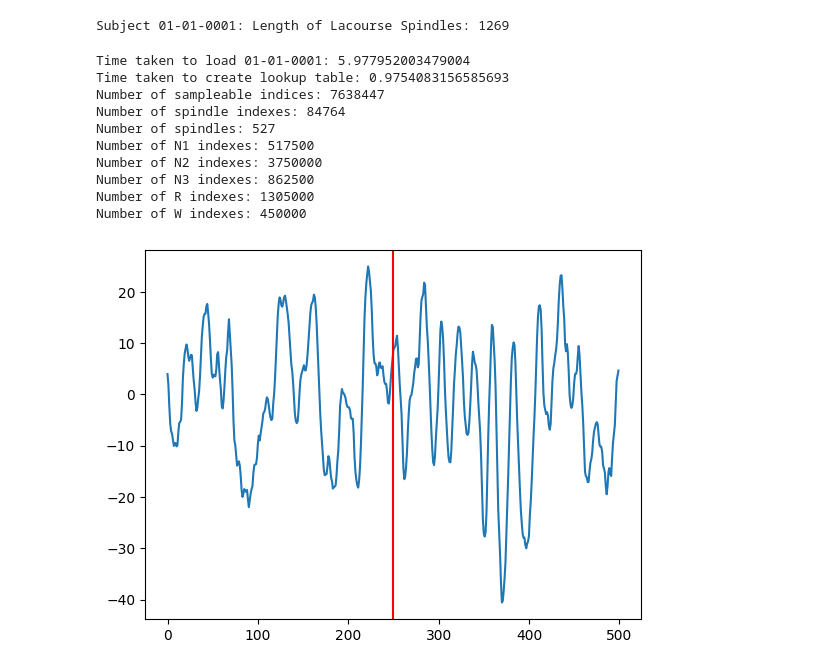
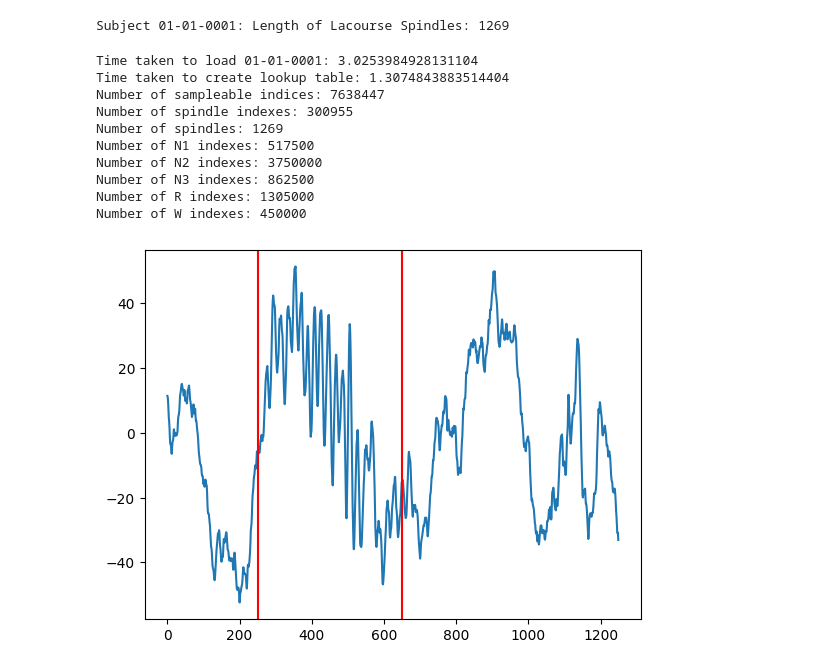
Before and after one commit to Portiloop/portiloop-training, a Jupyter notebook: notebooks/add_new_wamsley.ipynb, the cells around one changed output. Cells and saved outputs as stored; diff of their text form; code cells hidden in the pictures.

```diff
--- a/notebooks/add_new_wamsley.ipynb
+++ b/notebooks/add_new_wamsley.ipynb
@@ -185,14 +185,14 @@ Subject 01-01-0001: Length of Lacourse Spindles: 1269
 # %%
 from portiloopml.portiloop_python.ANN.data.mass_data_new import MassDataset
 
-new_data_path = '/project/MASS/mass_spindles_dataset_lacourse'
+new_data_path = '/project/MASS/mass_spindles_dataset'
 dataset = MassDataset(new_data_path, 54, 42, 1, subjects=['01-01-0001'], use_filtered=False)
 # %% [output]
-Time taken to load 01-01-0001: 5.977952003479004
-Time taken to create lookup table: 0.9754083156585693
+Time taken to load 01-01-0001: 3.0253984928131104
+Time taken to create lookup table: 1.3074843883514404
 Number of sampleable indices: 7638447
-Number of spindle indexes: 84764
-Number of spindles: 527
+Number of spindle indexes: 300955
+Number of spindles: 1269
 Number of N1 indexes: 517500
 Number of N2 indexes: 3750000
 Number of N3 indexes: 862500
@@ -204,10 +204,13 @@ import matplotlib.pyplot as plt
 index = 0
 # %%
 onset = dataset.data['01-01-0001']['spindle_mass_lacourse']['01-01-0001']['onsets'][index]
-spindle = dataset.data['01-01-0001']['signal_mass'][onset-250:onset+250]
+offset = dataset.data['01-01-0001']['spindle_mass_lacourse']['01-01-0001']['offsets'][index]
+diff = offset - onset
+spindle = dataset.data['01-01-0001']['signal_mass'][onset-250:onset+1000]
 plt.plot(spindle)
 plt.axvline(250, color='r')
+plt.axvline(250+diff, color='r')
 plt.show()
 index += 1
 # %% [output]
-[figure, old version]
+[figure, new version]
```
Also changed, not shown: parts of 1 cell of this notebook, 4 other files.
